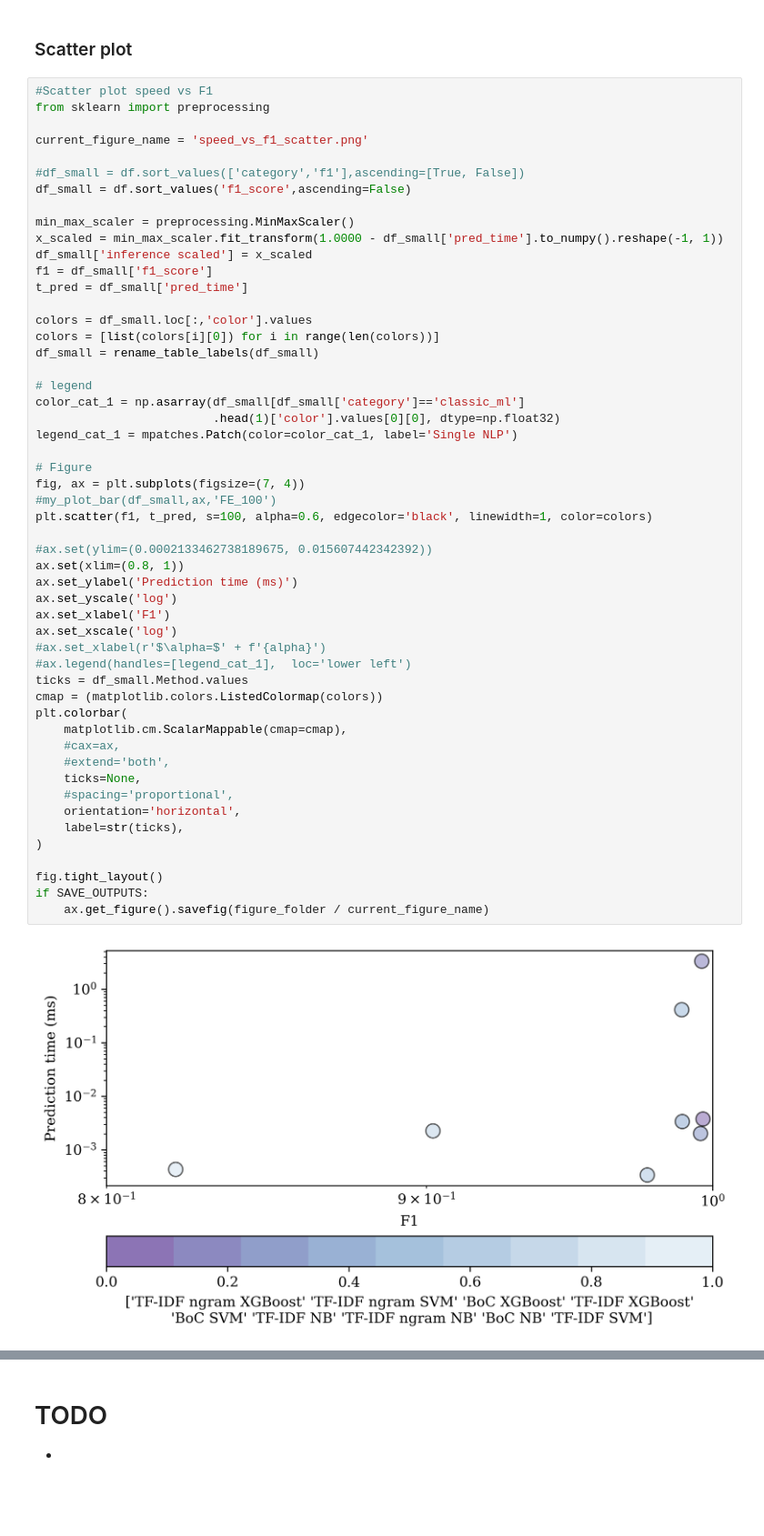
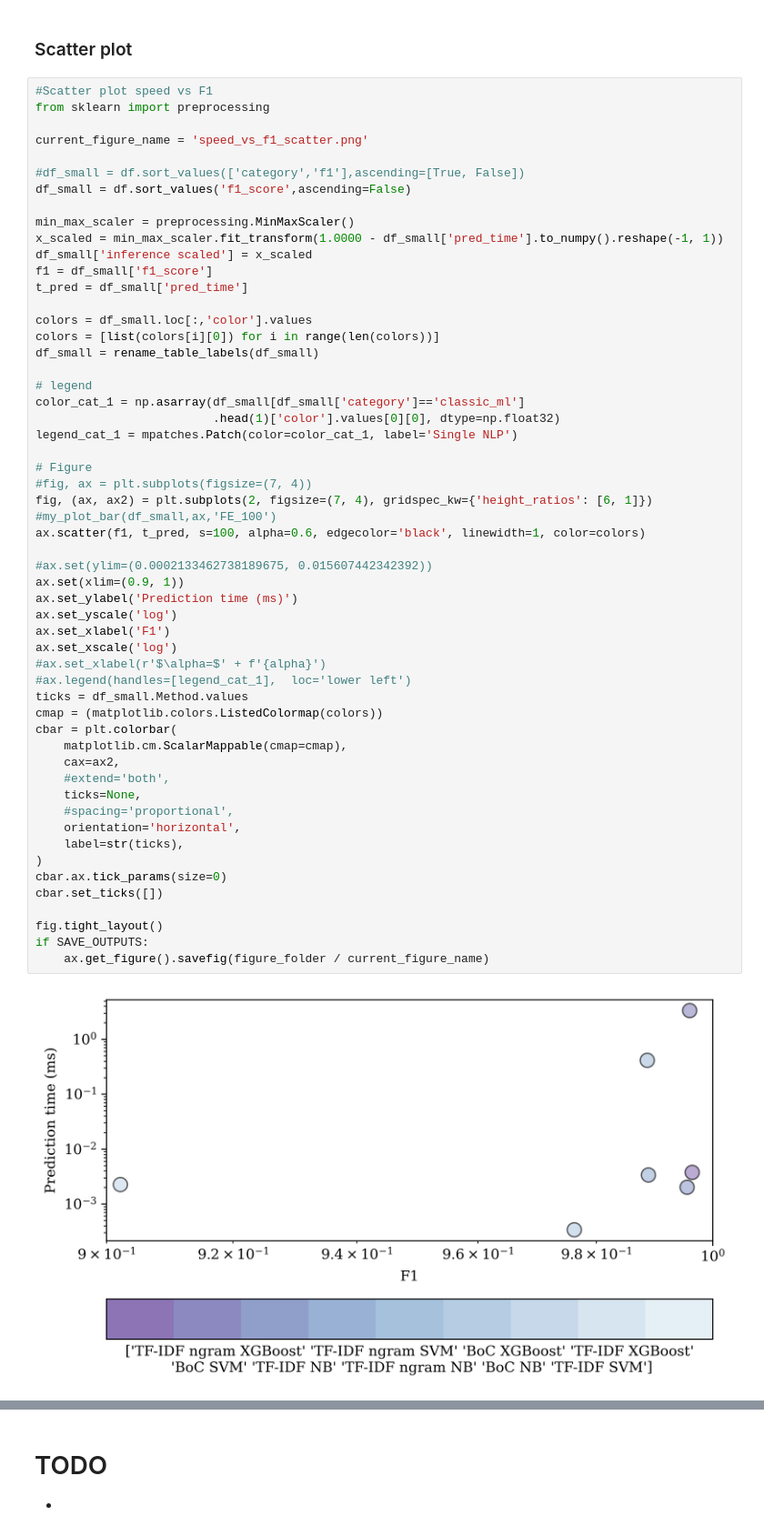
Before and after one commit to gdrlab/dpu-sqli-detection, a Jupyter notebook: utils/Demonstrate_test_results.ipynb, the cells around one changed output, grey strips where cells are left out. Shown at 91% size. Cells and saved outputs as stored; diff of their text form; blank space fills up the shorter version.

Commit message:
scatter bar

```diff
--- a/utils/Demonstrate_test_results.ipynb
+++ b/utils/Demonstrate_test_results.ipynb
@@ -554,36 +554,39 @@ df_small = rename_table_labels(df_small)
 
 # legend
 color_cat_1 = np.asarray(df_small[df_small['category']=='classic_ml']
                          .head(1)['color'].values[0][0], dtype=np.float32)
 legend_cat_1 = mpatches.Patch(color=color_cat_1, label='Single NLP')
 
 # Figure
-fig, ax = plt.subplots(figsize=(7, 4))
+#fig, ax = plt.subplots(figsize=(7, 4))
+fig, (ax, ax2) = plt.subplots(2, figsize=(7, 4), gridspec_kw={'height_ratios': [6, 1]})
 #my_plot_bar(df_small,ax,'FE_100')
-plt.scatter(f1, t_pred, s=100, alpha=0.6, edgecolor='black', linewidth=1, color=colors)
+ax.scatter(f1, t_pred, s=100, alpha=0.6, edgecolor='black', linewidth=1, color=colors)
 
 #ax.set(ylim=(0.0002133462738189675, 0.015607442342392))
-ax.set(xlim=(0.8, 1))
+ax.set(xlim=(0.9, 1))
 ax.set_ylabel('Prediction time (ms)')
 ax.set_yscale('log')
 ax.set_xlabel('F1')
 ax.set_xscale('log')
 #ax.set_xlabel(r'$\alpha=$' + f'{alpha}')
 #ax.legend(handles=[legend_cat_1],  loc='lower left')
 ticks = df_small.Method.values
 cmap = (matplotlib.colors.ListedColormap(colors))
-plt.colorbar(
+cbar = plt.colorbar(
     matplotlib.cm.ScalarMappable(cmap=cmap),
-    #cax=ax,
+    cax=ax2,
     #extend='both',
     ticks=None,
     #spacing='proportional',
     orientation='horizontal',
     label=str(ticks),
 )
+cbar.ax.tick_params(size=0)
+cbar.set_ticks([])
 
 fig.tight_layout()
 if SAVE_OUTPUTS:
     ax.get_figure().savefig(figure_folder / current_figure_name)
 # %% [output]
-[figure, old version]
+[figure, new version]
```
Also changed, not shown: parts of 1 cell of this notebook.
